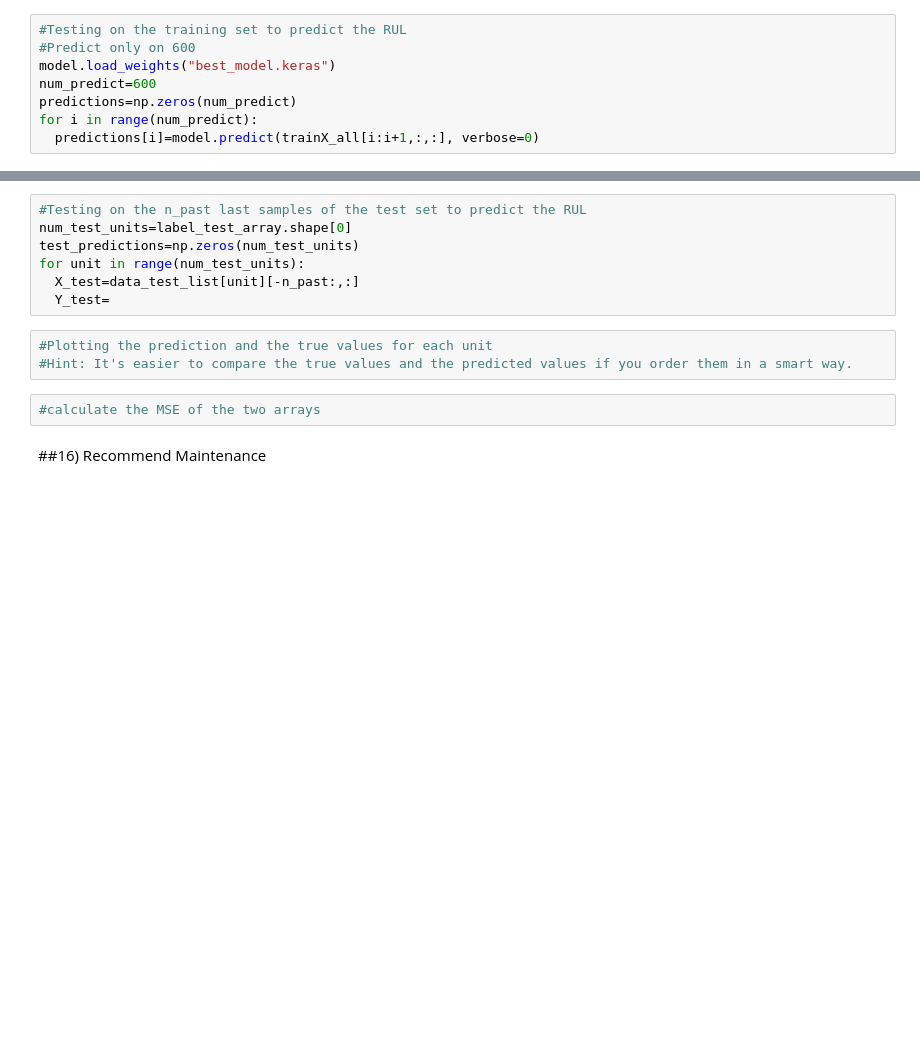
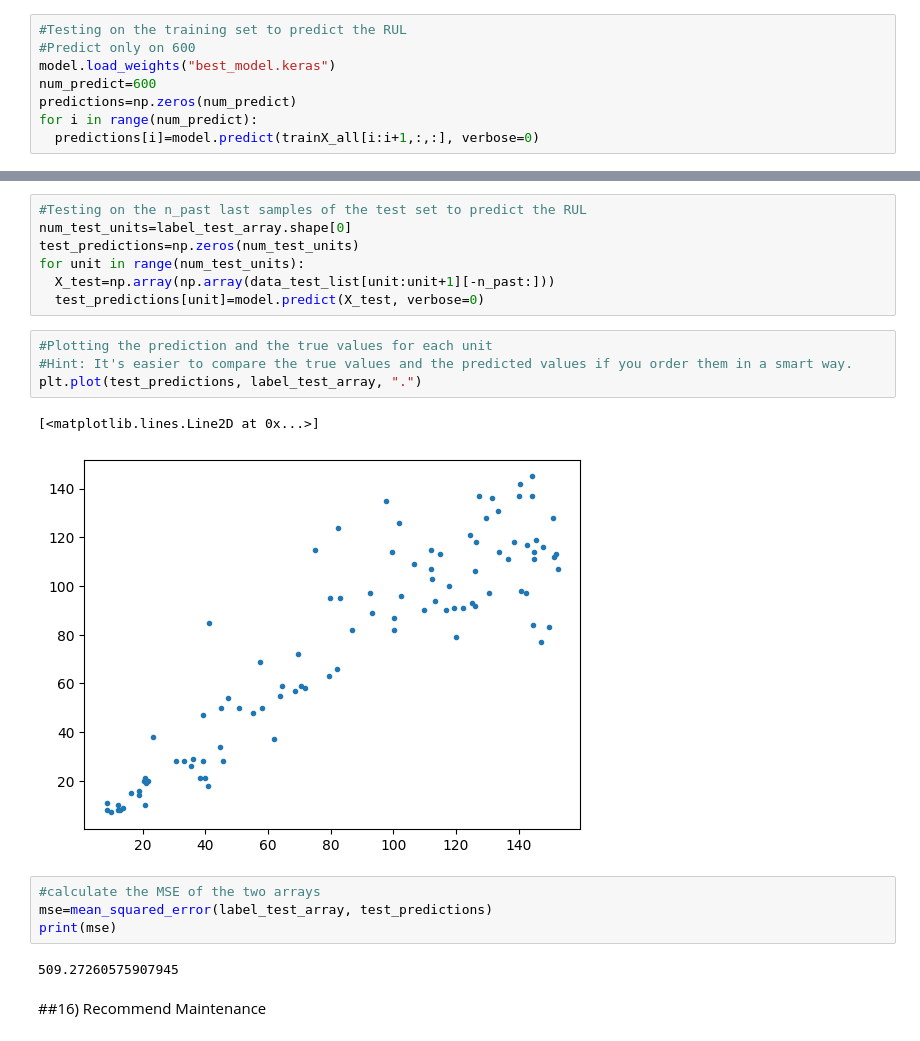
Before and after one commit to Abbta/adlfpae, a Jupyter notebook: Exercise_8_3_RNN_engine_lifetime.ipynb, the cells around one changed output, grey strips where cells are left out. Saved outputs shown, nothing was run; the diff lists cells and outputs as text; blank space fills up the shorter version.

```diff
--- a/Exercise_8_3_RNN_engine_lifetime.ipynb
+++ b/Exercise_8_3_RNN_engine_lifetime.ipynb
@@ -548,13 +558,21 @@ Every spike shows that we predict for a new unit. Generally it follows the RUL c
 num_test_units=label_test_array.shape[0]
 test_predictions=np.zeros(num_test_units)
 for unit in range(num_test_units):
-  X_test=data_test_list[unit][-n_past:,:]
-  Y_test=
+  X_test=np.array(np.array(data_test_list[unit:unit+1][-n_past:]))
+  test_predictions[unit]=model.predict(X_test, verbose=0)
 # %%
 #Plotting the prediction and the true values for each unit
 #Hint: It's easier to compare the true values and the predicted values if you order them in a smart way.
+plt.plot(test_predictions, label_test_array, ".")
+# %% [output]
+[<matplotlib.lines.Line2D at 0x...>]
+[figure, added]
 # %%
 #calculate the MSE of the two arrays
+mse=mean_squared_error(label_test_array, test_predictions)
+print(mse)
+# %% [output]
+509.27260575907945
 # %% [markdown]
 ##16) Recommend Maintenance
 # %%
```
Also changed, not shown: parts of 14 cells of this notebook, 46 other files.
